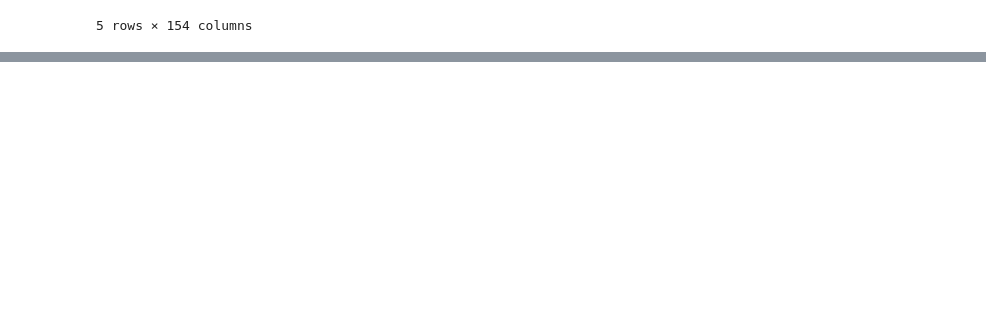
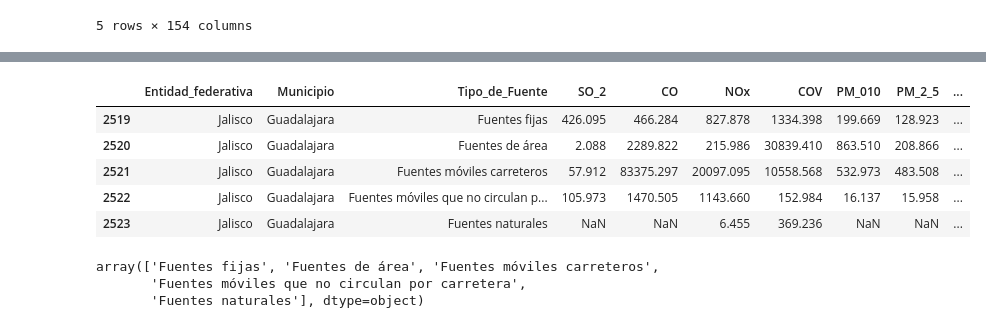
Before and after one commit to JuanPabloDP/Environmental-pollution-and-health-GBN, a Jupyter notebook: scripts/visualizacion.ipynb, the cells around one changed output, grey strips where cells are left out. Cells and saved outputs as stored; diff of their text form; code cells hidden in the pictures; blank space fills up the shorter version.

Commit message:
commit - visualizacion de los datos de contaminantes

```diff
--- a/scripts/visualizacion.ipynb
+++ b/scripts/visualizacion.ipynb
@@ -34,0 +135,15 @@ socioDemo.head()
+# %%
+contaminantes[contaminantes["Municipio"]=="Guadalajara"]
+# %% [output]
+|  | Entidad_federativa | Municipio | Tipo_de_Fuente | SO_2 | CO | NOx | COV | PM_010 | PM_2_5 | ... |
+| 2519 | Jalisco | Guadalajara | Fuentes fijas | 426.095 | 466.284 | 827.878 | 1334.398 | 199.669 | 128.923 | ... |
+| 2520 | Jalisco | Guadalajara | Fuentes de área | 2.088 | 2289.822 | 215.986 | 30839.410 | 863.510 | 208.866 | ... |
+| 2521 | Jalisco | Guadalajara | Fuentes móviles carreteros | 57.912 | 83375.297 | 20097.095 | 10558.568 | 532.973 | 483.508 | ... |
+| 2522 | Jalisco | Guadalajara | Fuentes móviles que no circulan p... | 105.973 | 1470.505 | 1143.660 | 152.984 | 16.137 | 15.958 | ... |
+| 2523 | Jalisco | Guadalajara | Fuentes naturales | NaN | NaN | 6.455 | 369.236 | NaN | NaN | ... |
+# %%
+contaminantes["Tipo_de_Fuente"].unique()
+# %% [output]
+array(['Fuentes fijas', 'Fuentes de área', 'Fuentes móviles carreteros',
+       'Fuentes móviles que no circulan por carretera',
+       'Fuentes naturales'], dtype=object)
```
Also changed, not shown: parts of 13 cells of this notebook.
